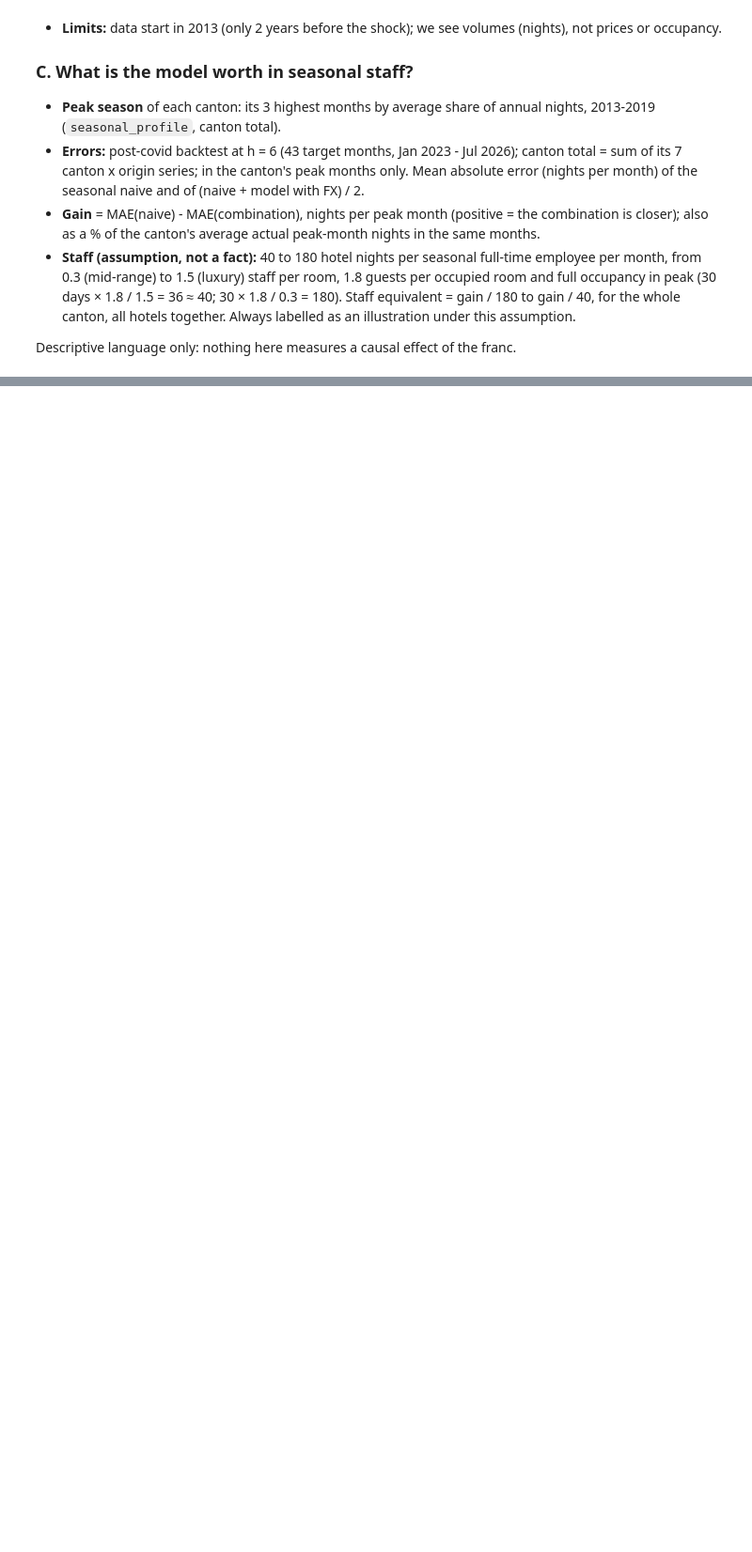
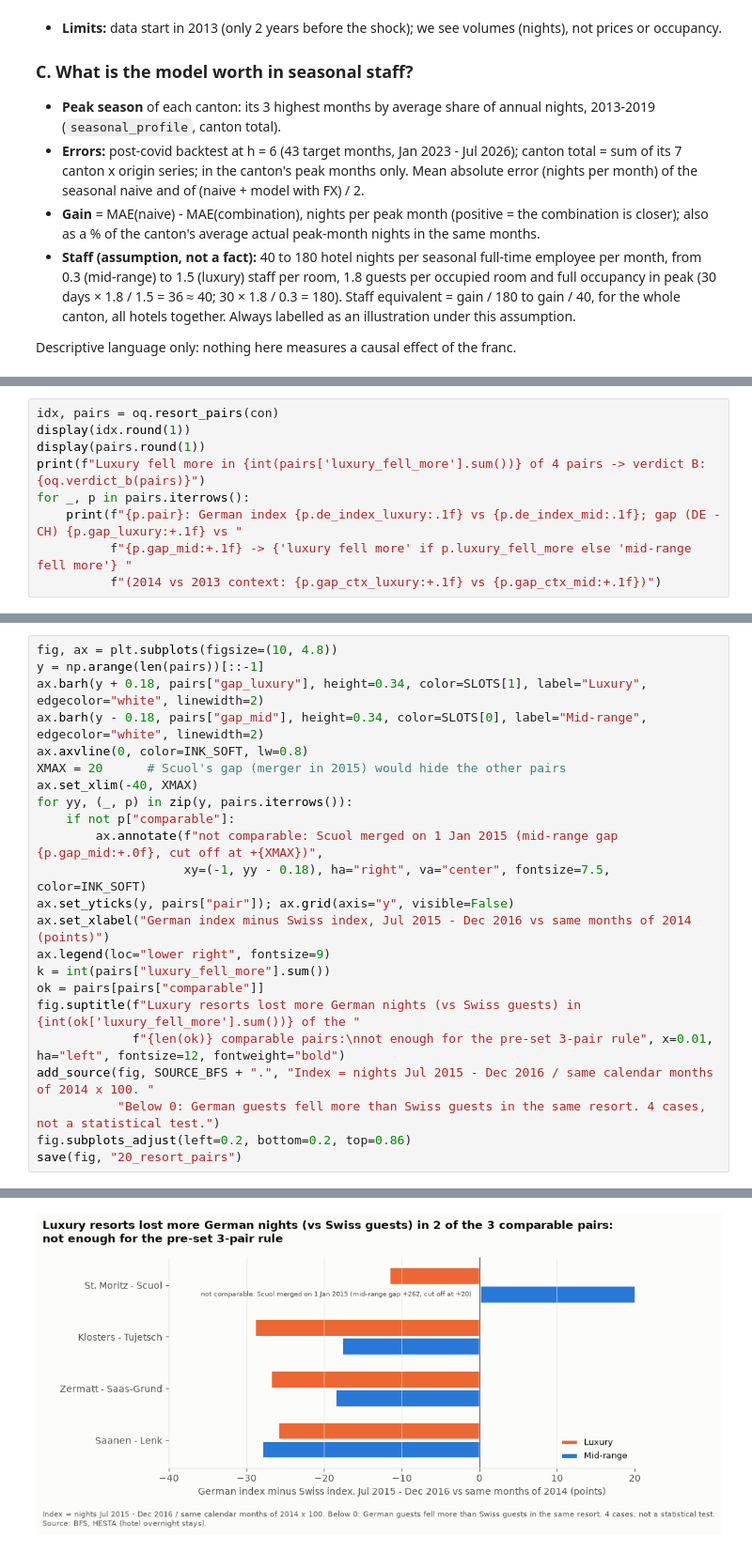
Before and after one commit to Pauulinooo/swiss-tourism-fx, a Jupyter notebook: notebooks/06_original_questions.ipynb, the cells around one changed output, grey strips where cells are left out. Shown at 94% size. Drawn from its saved outputs; the diff is of its cells as text; blank space fills up the shorter version.

```diff
--- a/notebooks/06_original_questions.ipynb
+++ b/notebooks/06_original_questions.ipynb
@@ -28,0 +160,9 @@ Descriptive language only: nothing here measures a causal effect of the franc.
+# %%
+idx, pairs = oq.resort_pairs(con)
+display(idx.round(1))
+display(pairs.round(1))
+print(f"Luxury fell more in {int(pairs['luxury_fell_more'].sum())} of 4 pairs -> verdict B: {oq.verdict_b(pairs)}")
+for _, p in pairs.iterrows():
+    print(f"{p.pair}: German index {p.de_index_luxury:.1f} vs {p.de_index_mid:.1f}; gap (DE - CH) {p.gap_luxury:+.1f} vs "
+          f"{p.gap_mid:+.1f} -> {'luxury fell more' if p.luxury_fell_more else 'mid-range fell more'} "
+          f"(2014 vs 2013 context: {p.gap_ctx_luxury:+.1f} vs {p.gap_ctx_mid:+.1f})")
@@ -28,0 +224,24 @@ Descriptive language only: nothing here measures a causal effect of the franc.
+# %%
+fig, ax = plt.subplots(figsize=(10, 4.8))
+y = np.arange(len(pairs))[::-1]
+ax.barh(y + 0.18, pairs["gap_luxury"], height=0.34, color=SLOTS[1], label="Luxury", edgecolor="white", linewidth=2)
+ax.barh(y - 0.18, pairs["gap_mid"], height=0.34, color=SLOTS[0], label="Mid-range", edgecolor="white", linewidth=2)
+ax.axvline(0, color=INK_SOFT, lw=0.8)
+XMAX = 20      # Scuol's gap (merger in 2015) would hide the other pairs
+ax.set_xlim(-40, XMAX)
+for yy, (_, p) in zip(y, pairs.iterrows()):
+    if not p["comparable"]:
+        ax.annotate(f"not comparable: Scuol merged on 1 Jan 2015 (mid-range gap {p.gap_mid:+.0f}, cut off at +{XMAX})",
+                    xy=(-1, yy - 0.18), ha="right", va="center", fontsize=7.5, color=INK_SOFT)
+ax.set_yticks(y, pairs["pair"]); ax.grid(axis="y", visible=False)
+ax.set_xlabel("German index minus Swiss index, Jul 2015 - Dec 2016 vs same months of 2014 (points)")
+ax.legend(loc="lower right", fontsize=9)
+k = int(pairs["luxury_fell_more"].sum())
+ok = pairs[pairs["comparable"]]
+fig.suptitle(f"Luxury resorts lost more German nights (vs Swiss guests) in {int(ok['luxury_fell_more'].sum())} of the "
+             f"{len(ok)} comparable pairs:\nnot enough for the pre-set 3-pair rule", x=0.01, ha="left", fontsize=12, fontweight="bold")
+add_source(fig, SOURCE_BFS + ".", "Index = nights Jul 2015 - Dec 2016 / same calendar months of 2014 x 100. "
+           "Below 0: German guests fell more than Swiss guests in the same resort. 4 cases, not a statistical test.")
+fig.subplots_adjust(left=0.2, bottom=0.2, top=0.86)
+save(fig, "20_resort_pairs")
+# %% [output]
@@ -28,0 +249 @@ Descriptive language only: nothing here measures a causal effect of the franc.
+[figure, added]
```
Also changed, not shown: parts of 22 cells of this notebook, 2 other files.
